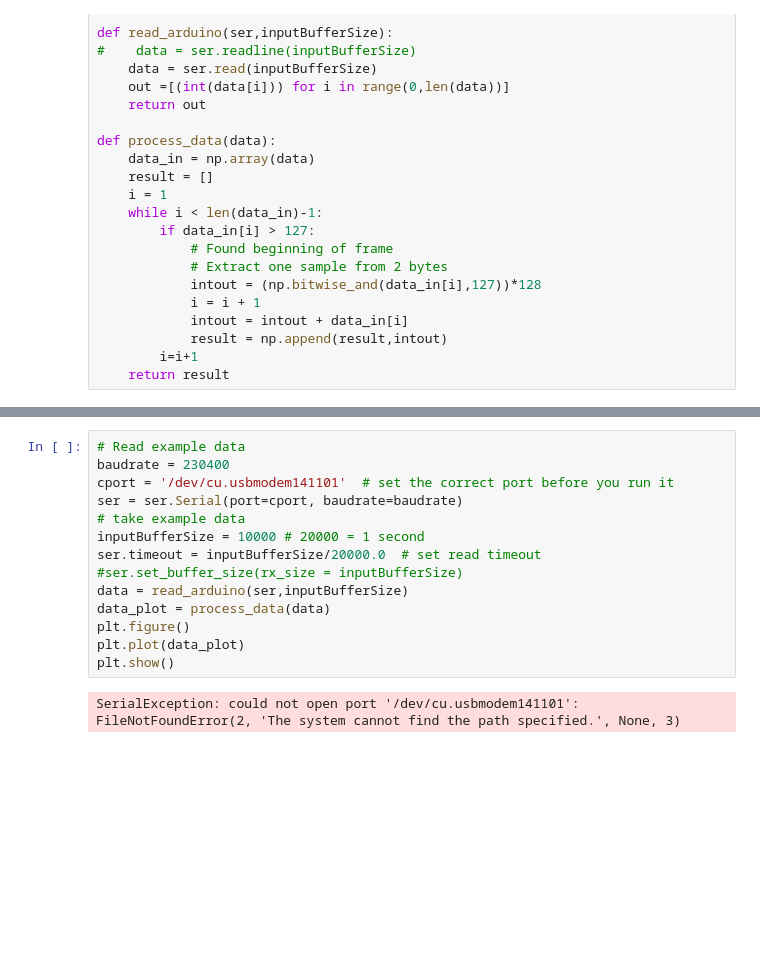
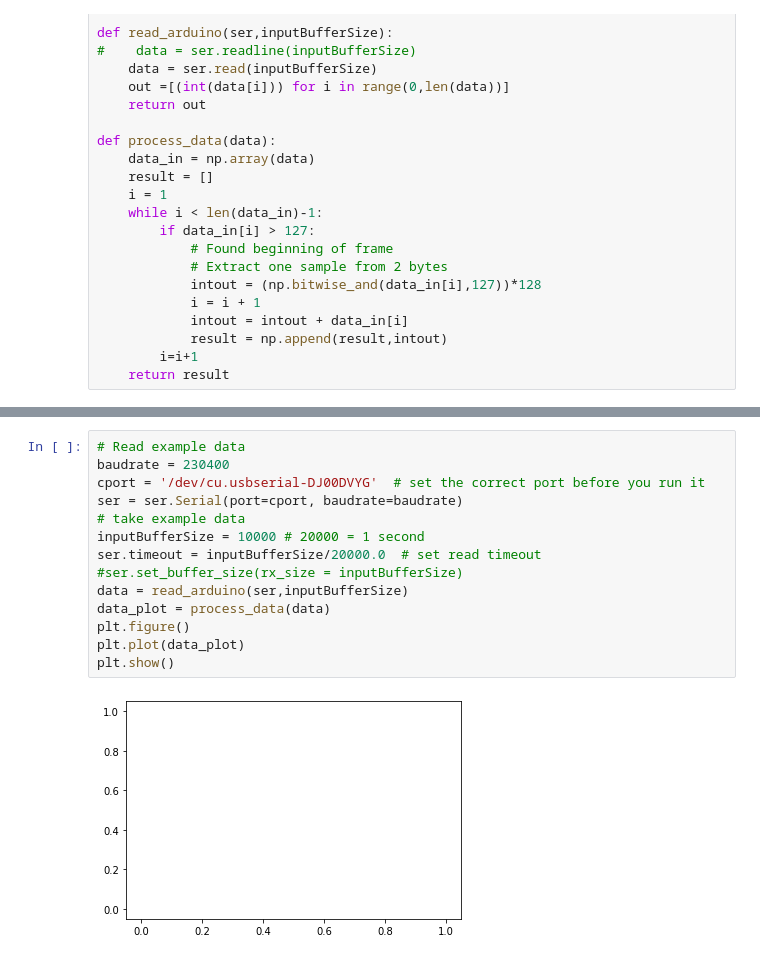
Before and after one commit to ajfox123/ConnectFour, a Jupyter notebook: SpikerStream_Python3_Mac.ipynb, the cells around one changed output, grey strips where cells are left out. Drawn from its saved outputs; the diff is of its cells as text; blank space fills up the shorter version.

```diff
--- a/SpikerStream_Python3_Mac.ipynb
+++ b/SpikerStream_Python3_Mac.ipynb
@@ -36,19 +41,19 @@ for port in ports:
 # %%
 # Read example data
 baudrate = 230400
-cport = '/dev/cu.usbmodem141101'  # set the correct port before you run it
+cport = '/dev/cu.usbserial-DJ00DVYG'  # set the correct port before you run it
 ser = ser.Serial(port=cport, baudrate=baudrate)
 # take example data
 inputBufferSize = 10000 # 20000 = 1 second
 ser.timeout = inputBufferSize/20000.0  # set read timeout
 #ser.set_buffer_size(rx_size = inputBufferSize)
 data = read_arduino(ser,inputBufferSize)
 data_plot = process_data(data)
 plt.figure()
 plt.plot(data_plot)
 plt.show()
 # %% [output]
-SerialException: could not open port '/dev/cu.usbmodem141101': FileNotFoundError(2, 'The system cannot find the path specified.', None, 3)
+[figure, added]
 # %%
 # take continuous data stream
 inputBufferSize = 20002 # keep betweein 2000-20000
```
Also changed, not shown: parts of 5 cells of this notebook, 6 other files.
